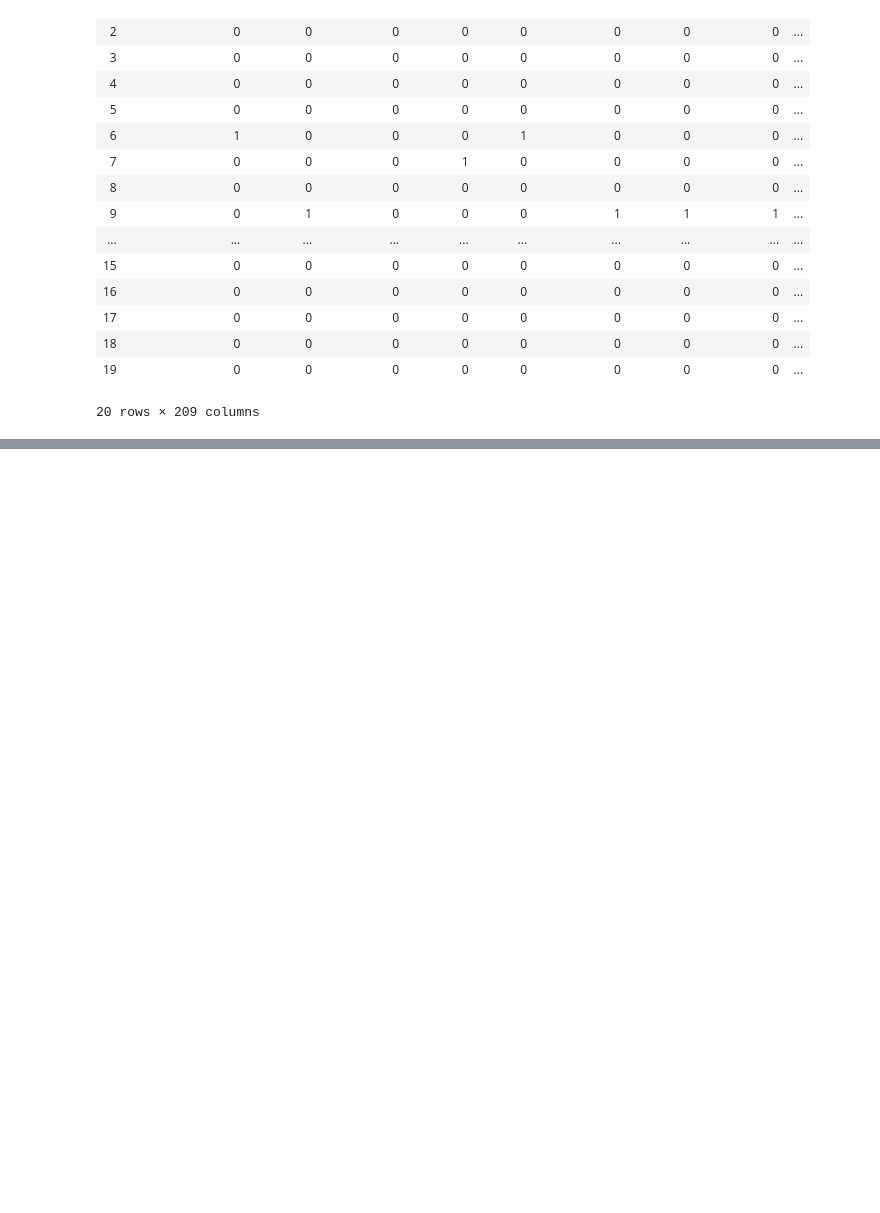
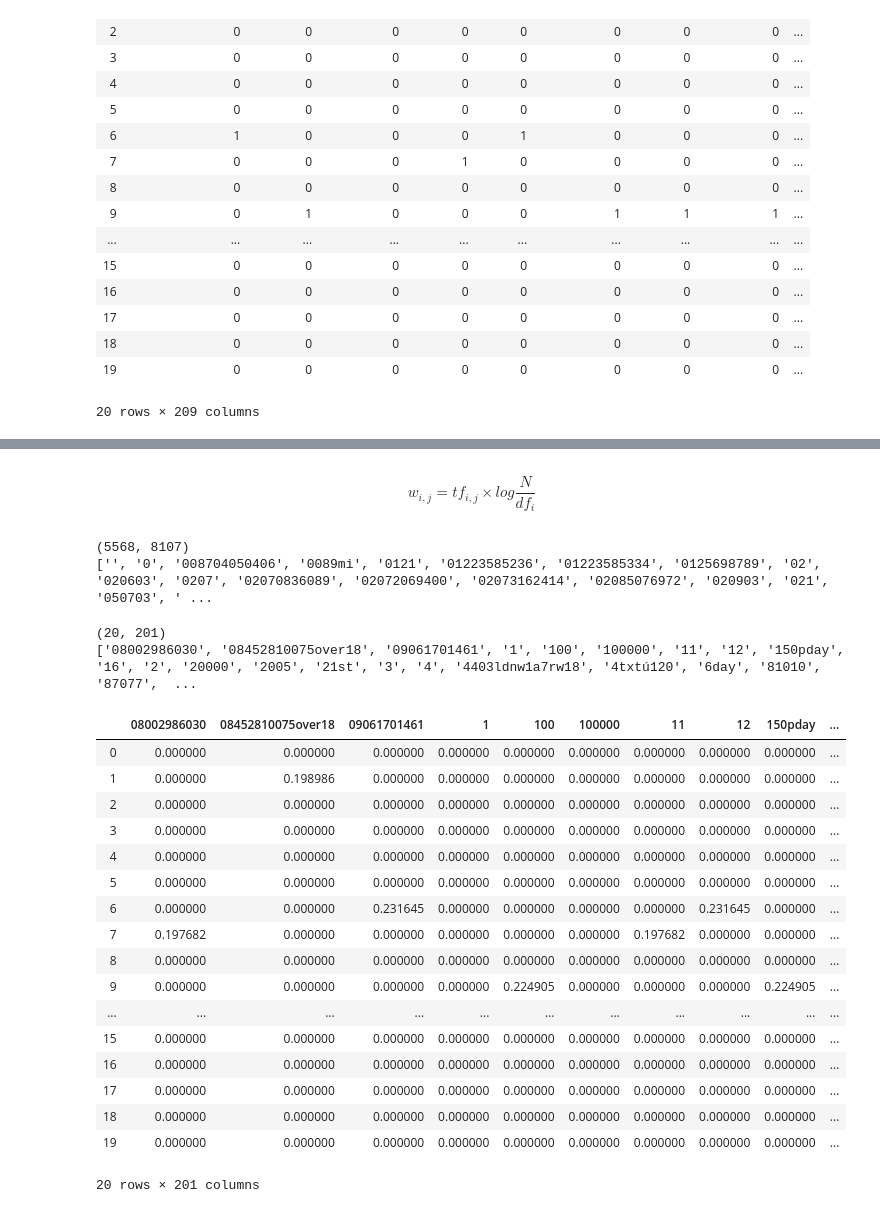
Before and after one commit to GhaidEwawi/nlp-python, a Jupyter notebook: nlp-python.ipynb, the cells around one changed output, grey strips where cells are left out. Drawn from its saved outputs; the diff is of its cells as text; code cells hidden in the pictures; blank space fills up the shorter version.

Commit message:
tfid vectorizer

```diff
--- a/nlp-python.ipynb
+++ b/nlp-python.ipynb
@@ -305,0 +310,8 @@ X_counts_df
+# %% [markdown]
+$$w_{i,j} = tf_{i,j} \times log \frac{N}{df_i}$$
+# %%
+def clean_text(text):
+    text = "".join([word.lower() for word in text if word not in string.punctuation])
+    tokens = re.split('\W+', text)
+    text = [ps.stem(word) for word in tokens if word not in stopword]
+    return text
@@ -305,0 +320,43 @@ X_counts_df
+# %%
+from sklearn.feature_extraction.text import TfidfVectorizer
+
+tfidf_vect = TfidfVectorizer(analyzer=clean_text)
+X_tfidf = tfidf_vect.fit_transform(data6['body_text'])
+print(X_tfidf.shape)
+print(tfidf_vect.get_feature_names())
+# %% [output]
+(5568, 8107)
+['', '0', '008704050406', '0089mi', '0121', '01223585236', '01223585334', '0125698789', '02', '020603', '0207', '02070836089', '02072069400', '02073162414', '02085076972', '020903', '021', '050703', ' ...
+# %%
+data_sample = data[0:20]
+
+tfidf_vect_sample = TfidfVectorizer(analyzer=clean_text)
+X_tfidf_sample = tfidf_vect_sample.fit_transform(data_sample['body_text'])
+print(X_tfidf_sample.shape)
+print(tfidf_vect_sample.get_feature_names())
+# %% [output]
+(20, 201)
+['08002986030', '08452810075over18', '09061701461', '1', '100', '100000', '11', '12', '150pday', '16', '2', '20000', '2005', '21st', '3', '4', '4403ldnw1a7rw18', '4txtú120', '6day', '81010', '87077',  ...
+# %%
+X_tfidf_df = pd.DataFrame(X_tfidf_sample.toarray())
+X_tfidf_df.columns = tfidf_vect_sample.get_feature_names()
+X_tfidf_df
+# %% [output]
+|  | 08002986030 | 08452810075over18 | 09061701461 | 1 | 100 | 100000 | 11 | 12 | 150pday | ... |
+| 0 | 0.000000 | 0.000000 | 0.000000 | 0.000000 | 0.000000 | 0.000000 | 0.000000 | 0.000000 | 0.000000 | ... |
+| 1 | 0.000000 | 0.198986 | 0.000000 | 0.000000 | 0.000000 | 0.000000 | 0.000000 | 0.000000 | 0.000000 | ... |
+| 2 | 0.000000 | 0.000000 | 0.000000 | 0.000000 | 0.000000 | 0.000000 | 0.000000 | 0.000000 | 0.000000 | ... |
+| 3 | 0.000000 | 0.000000 | 0.000000 | 0.000000 | 0.000000 | 0.000000 | 0.000000 | 0.000000 | 0.000000 | ... |
+| 4 | 0.000000 | 0.000000 | 0.000000 | 0.000000 | 0.000000 | 0.000000 | 0.000000 | 0.000000 | 0.000000 | ... |
+| 5 | 0.000000 | 0.000000 | 0.000000 | 0.000000 | 0.000000 | 0.000000 | 0.000000 | 0.000000 | 0.000000 | ... |
+| 6 | 0.000000 | 0.000000 | 0.231645 | 0.000000 | 0.000000 | 0.000000 | 0.000000 | 0.231645 | 0.000000 | ... |
+| 7 | 0.197682 | 0.000000 | 0.000000 | 0.000000 | 0.000000 | 0.000000 | 0.197682 | 0.000000 | 0.000000 | ... |
+| 8 | 0.000000 | 0.000000 | 0.000000 | 0.000000 | 0.000000 | 0.000000 | 0.000000 | 0.000000 | 0.000000 | ... |
+| 9 | 0.000000 | 0.000000 | 0.000000 | 0.000000 | 0.224905 | 0.000000 | 0.000000 | 0.000000 | 0.224905 | ... |
+| ... | ... | ... | ... | ... | ... | ... | ... | ... | ... | ... |
+| 15 | 0.000000 | 0.000000 | 0.000000 | 0.000000 | 0.000000 | 0.000000 | 0.000000 | 0.000000 | 0.000000 | ... |
+| 16 | 0.000000 | 0.000000 | 0.000000 | 0.000000 | 0.000000 | 0.000000 | 0.000000 | 0.000000 | 0.000000 | ... |
+| 17 | 0.000000 | 0.000000 | 0.000000 | 0.000000 | 0.000000 | 0.000000 | 0.000000 | 0.000000 | 0.000000 | ... |
+| 18 | 0.000000 | 0.000000 | 0.000000 | 0.000000 | 0.000000 | 0.000000 | 0.000000 | 0.000000 | 0.000000 | ... |
+| 19 | 0.000000 | 0.000000 | 0.000000 | 0.000000 | 0.000000 | 0.000000 | 0.000000 | 0.000000 | 0.000000 | ... |
+20 rows × 201 columns
```
Also changed, not shown: parts of 3 cells of this notebook.
